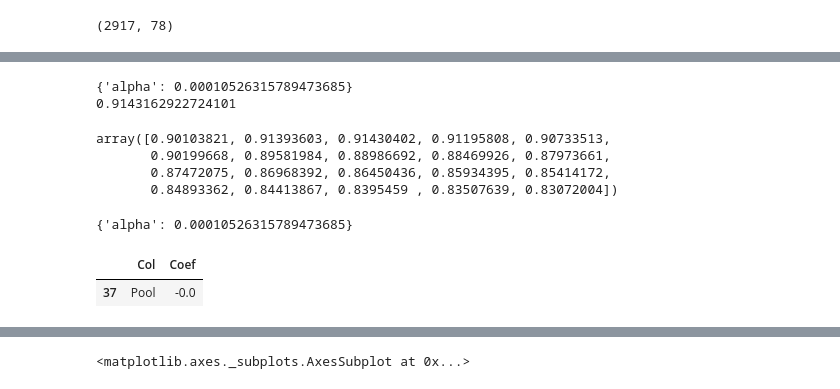
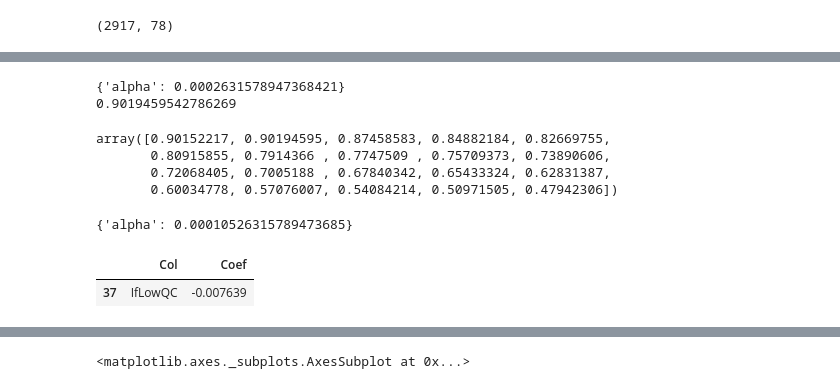
Before and after one commit to wowChelios/AmesHousing_ML, a Jupyter notebook: EDA_RegularizedRegression.ipynb, the cells around one changed output, grey strips where cells are left out. Drawn from its saved outputs; the diff is of its cells as text; code cells hidden in the pictures.

```diff
--- a/EDA_RegularizedRegression.ipynb
+++ b/EDA_RegularizedRegression.ipynb
@@ -123,3 +139,8 @@ features_df[["MSSubClass", "OverallQual", "OverallCond"]] = features_df[["MSSubC
 features_df["TotalSF"] = features_df["GrLivArea"] + features_df["TotalBsmtSF"]
 # %%
 features_df["YrBtwRemod"] = features_df["YrSold"] - features_df["YearRemodAdd"]
+# %%
+features_df["HouseAge"] = features_df["YrSold"] - features_df["YearBuilt"]
+# %%
+features_df["IfBsmtUf"] = [1 if e != 0 else 0 for e in features_df["BsmtUnfSF"]]
+features_df["IfLowQC"] = [1 if e != 0 else 0 for e in features_df["LowQualFinSF"]]
@@ -137,7 +167,7 @@ train = dummied_features[:1458]
 test = dummied_features[1458:]
 # %%
 lasso = Lasso()
-alphas = np.linspace(0, 0.001, 20)
+alphas = np.linspace(0, 0.005, 20)
 grid_param = [{"alpha": alphas}]
 lasso.set_params(normalize = True)
 n_folds = 10
@@ -150,27 +180,27 @@ scores_std = clf.cv_results_['std_test_score']
 print(clf.best_params_)
 print(clf.best_score_)
 # %% [output]
-{'alpha': 0.00010526315789473685}
-0.9143162922724101
+{'alpha': 0.0002631578947368421}
+0.9019459542786269
 # %%
 scores
 # %% [output]
-array([0.90103821, 0.91393603, 0.91430402, 0.91195808, 0.90733513,
-       0.90199668, 0.89581984, 0.88986692, 0.88469926, 0.87973661,
-       0.87472075, 0.86968392, 0.86450436, 0.85934395, 0.85414172,
-       0.84893362, 0.84413867, 0.8395459 , 0.83507639, 0.83072004])
+array([0.90152217, 0.90194595, 0.87458583, 0.84882184, 0.82669755,
+       0.80915855, 0.7914366 , 0.7747509 , 0.75709373, 0.73890606,
+       0.72068405, 0.7005188 , 0.67840342, 0.65433324, 0.62831387,
+       0.60034778, 0.57076007, 0.54084214, 0.50971505, 0.47942306])
 # %%
 clf.best_params_
 # %% [output]
 {'alpha': 0.00010526315789473685}
 # %%
 lasso = Lasso()
-lasso.set_params(alpha = 0.000105, normalize = True)
+lasso.set_params(alpha = 0.000263, normalize = False)
 lasso.fit(train, log_target)
 coefs_df = pd.concat([pd.DataFrame(train.columns), pd.DataFrame(lasso.coef_)], axis = 1)
 coefs_df.columns = ["Col", "Coef"]
 coefs_df.sort_values(by="Coef", ascending = False)
-coefs_df.loc[coefs_df["Col"] == "Pool"]
+coefs_df.loc[coefs_df["Col"] == "IfLowQC"]
 # %% [output]
 |  | Col | Coef |
-| 37 | Pool | -0.0 |
+| 37 | IfLowQC | -0.007639 |
```
Also changed, not shown: parts of 30 cells of this notebook, 19 other files.
